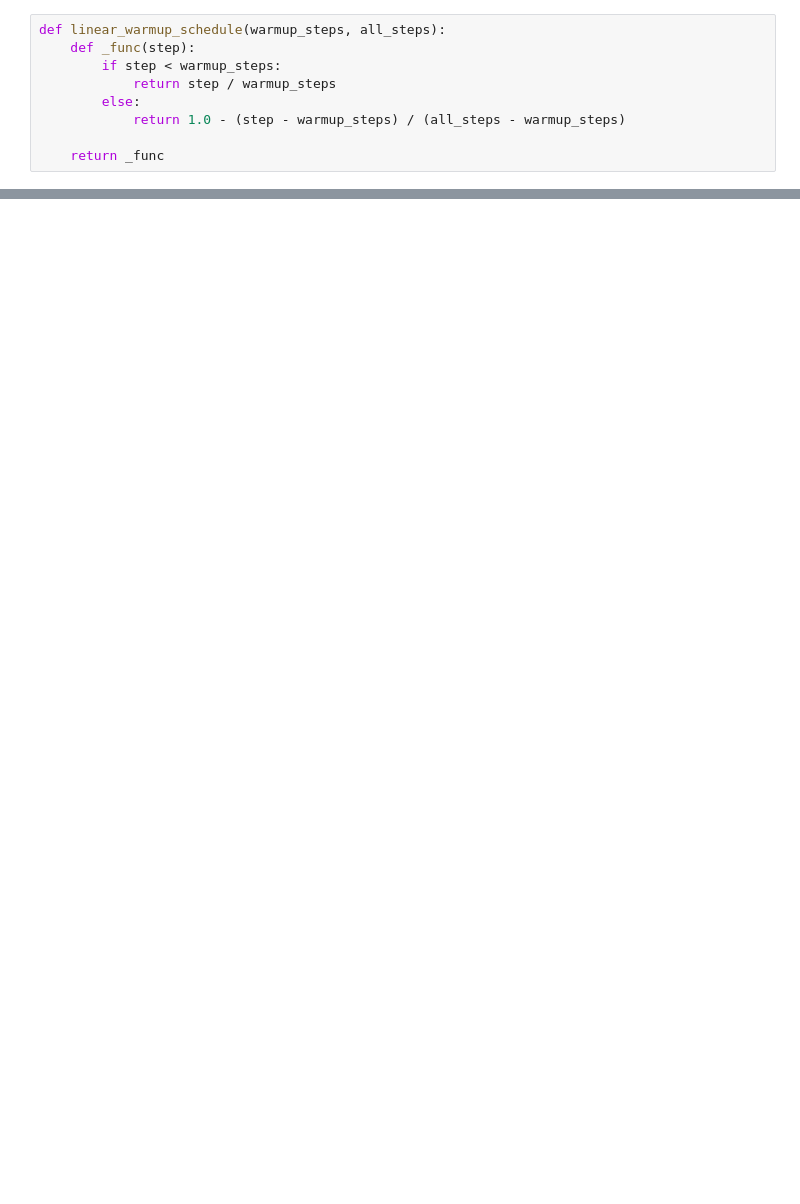
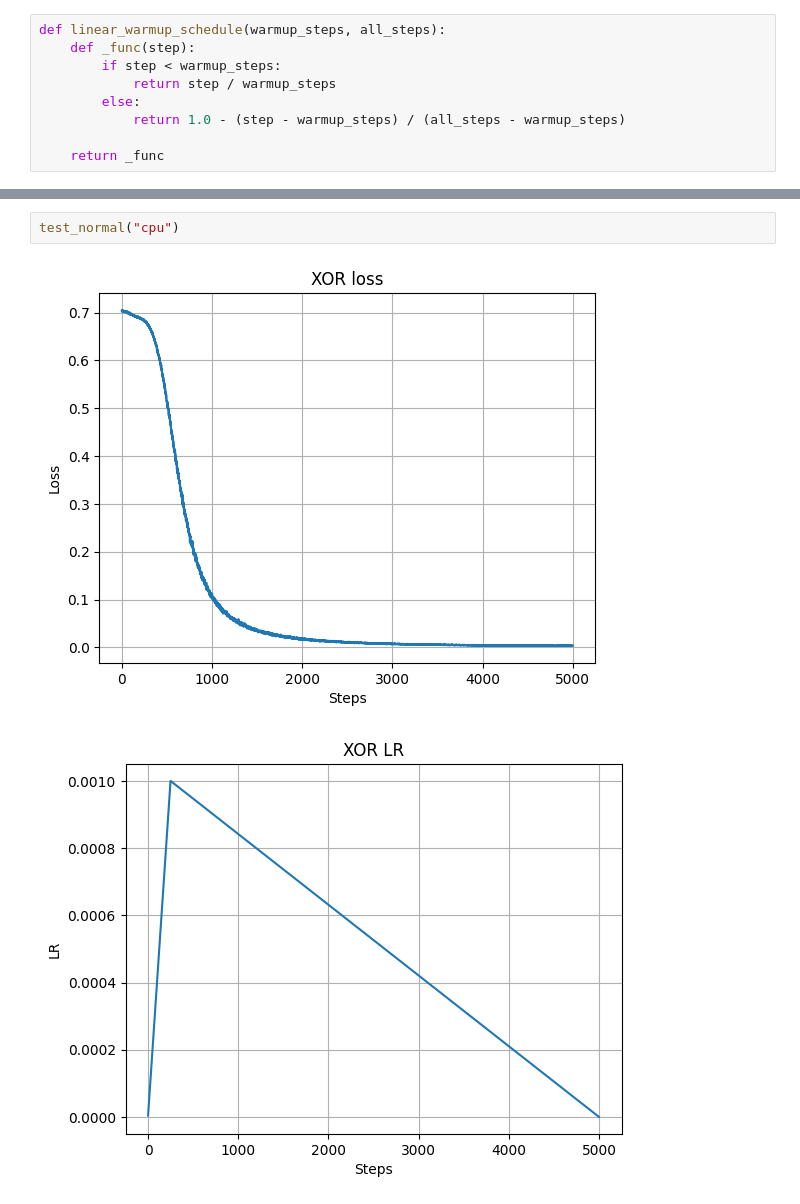
Before and after one commit to alex4321/bitlinear, a Jupyter notebook: nbs/02_relora.ipynb, the cells around one changed output, grey strips where cells are left out. Saved outputs shown, nothing was run; the diff lists cells and outputs as text; blank space fills up the shorter version.

```diff
--- a/nbs/02_relora.ipynb
+++ b/nbs/02_relora.ipynb
@@ -215,0 +335,5 @@ test_training("cuda:0")
+# %%
+test_normal("cpu")
+# %% [output]
+[figure, added]
+[figure, added]
```
Also changed, not shown: parts of 24 cells of this notebook, 14 other files.
